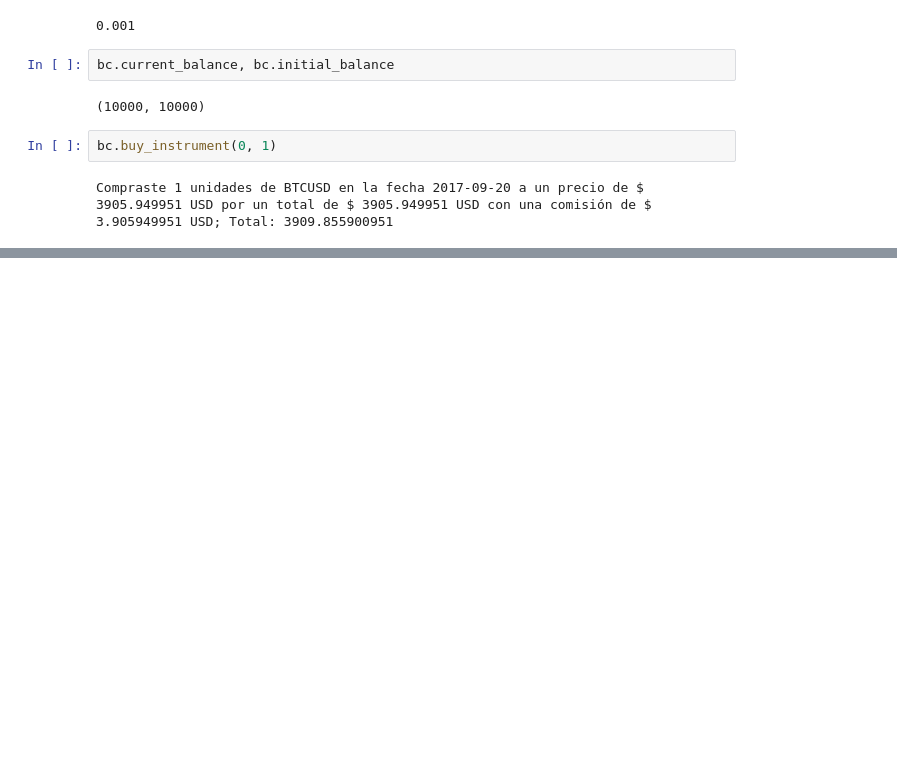
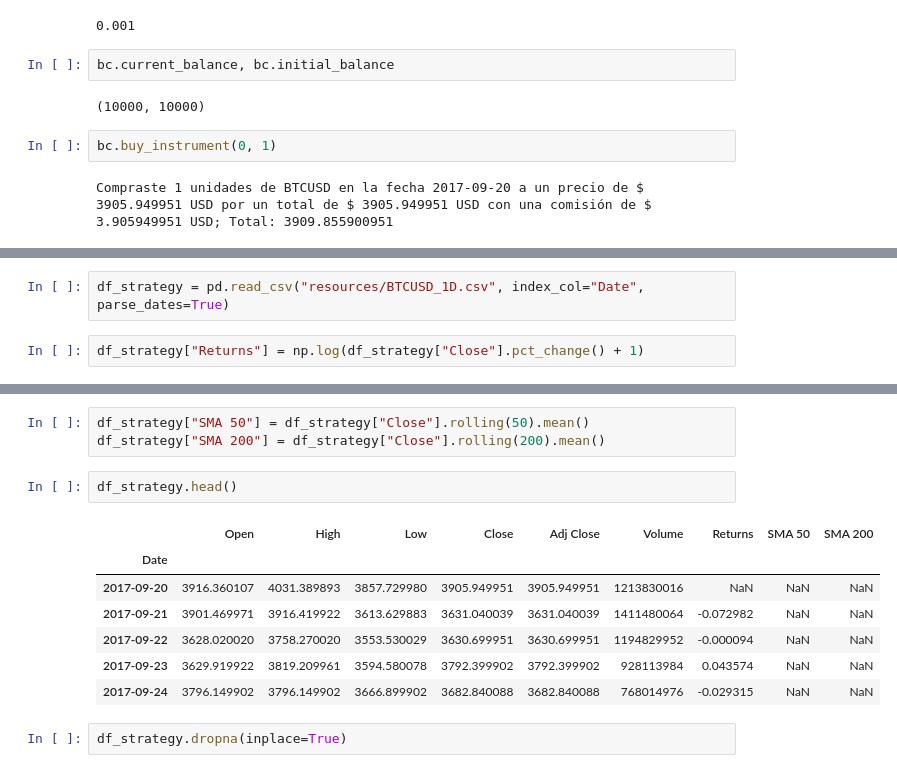
Before and after one commit to quantcore/python-backtester, a Jupyter notebook: backtester.ipynb, the cells around one changed output, grey strips where cells are left out. Drawn from its saved outputs; the diff is of its cells as text; blank space fills up the shorter version.

Commit message:
Backtest engine with sma strategy

```diff
--- a/backtester.ipynb
+++ b/backtester.ipynb
@@ -89,0 +137,4 @@ bc.current_balance, bc.initial_balance
+# %%
+df_strategy = pd.read_csv("resources/BTCUSD_1D.csv", index_col="Date", parse_dates=True)
+# %%
+df_strategy["Returns"] = np.log(df_strategy["Close"].pct_change() + 1)
@@ -89,0 +151,15 @@ bc.current_balance, bc.initial_balance
+# %%
+df_strategy["SMA 50"] = df_strategy["Close"].rolling(50).mean()
+df_strategy["SMA 200"] = df_strategy["Close"].rolling(200).mean()
+# %%
+df_strategy.head()
+# %% [output]
+|  | Open | High | Low | Close | Adj Close | Volume | Returns | SMA 50 | SMA 200 |
+| Date |  |  |  |  |  |  |  |  |  |
+| 2017-09-20 | 3916.360107 | 4031.389893 | 3857.729980 | 3905.949951 | 3905.949951 | 1213830016 | NaN | NaN | NaN |
+| 2017-09-21 | 3901.469971 | 3916.419922 | 3613.629883 | 3631.040039 | 3631.040039 | 1411480064 | -0.072982 | NaN | NaN |
+| 2017-09-22 | 3628.020020 | 3758.270020 | 3553.530029 | 3630.699951 | 3630.699951 | 1194829952 | -0.000094 | NaN | NaN |
+| 2017-09-23 | 3629.919922 | 3819.209961 | 3594.580078 | 3792.399902 | 3792.399902 | 928113984 | 0.043574 | NaN | NaN |
+| 2017-09-24 | 3796.149902 | 3796.149902 | 3666.899902 | 3682.840088 | 3682.840088 | 768014976 | -0.029315 | NaN | NaN |
+# %%
+df_strategy.dropna(inplace=True)
```
Also changed, not shown: parts of 15 cells of this notebook.
